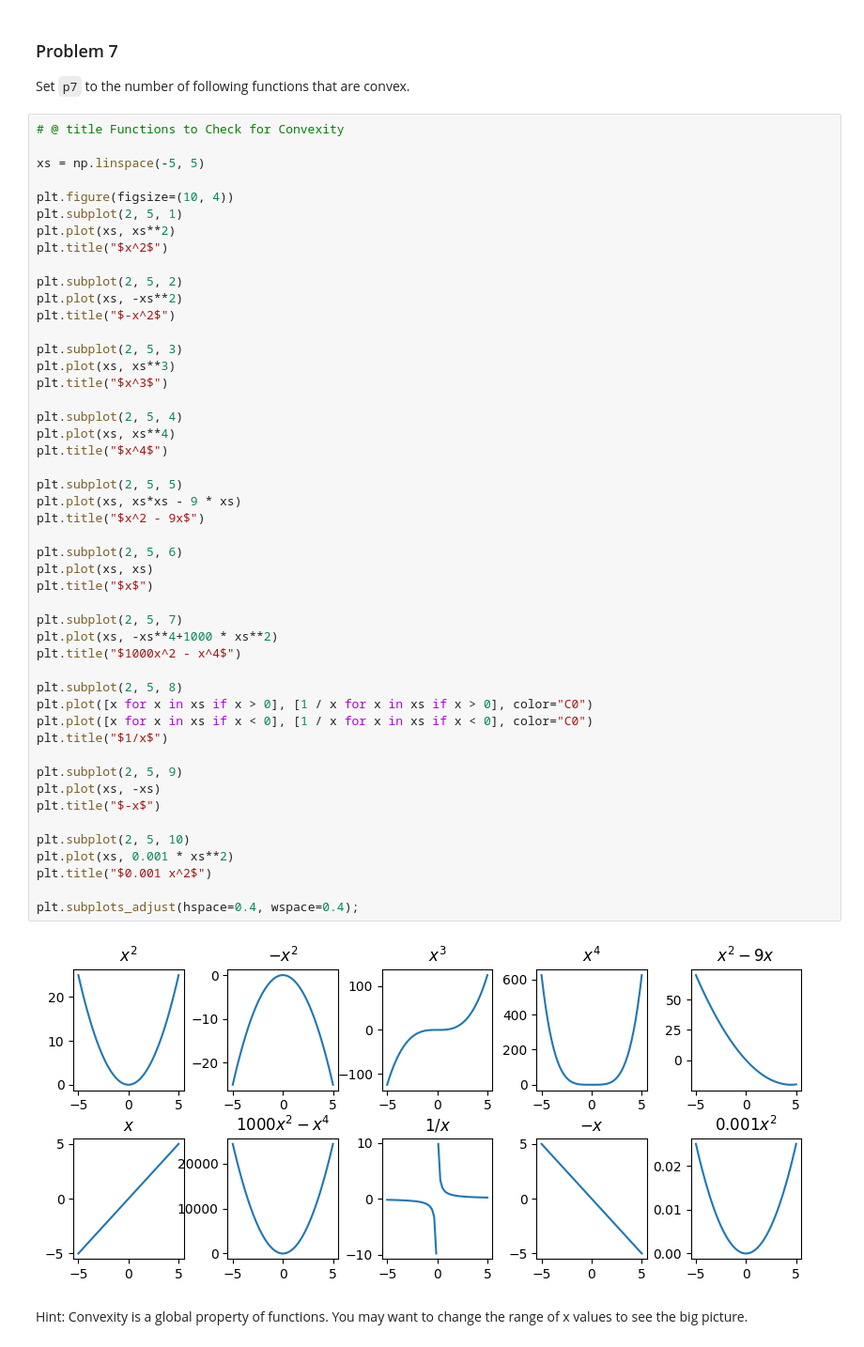
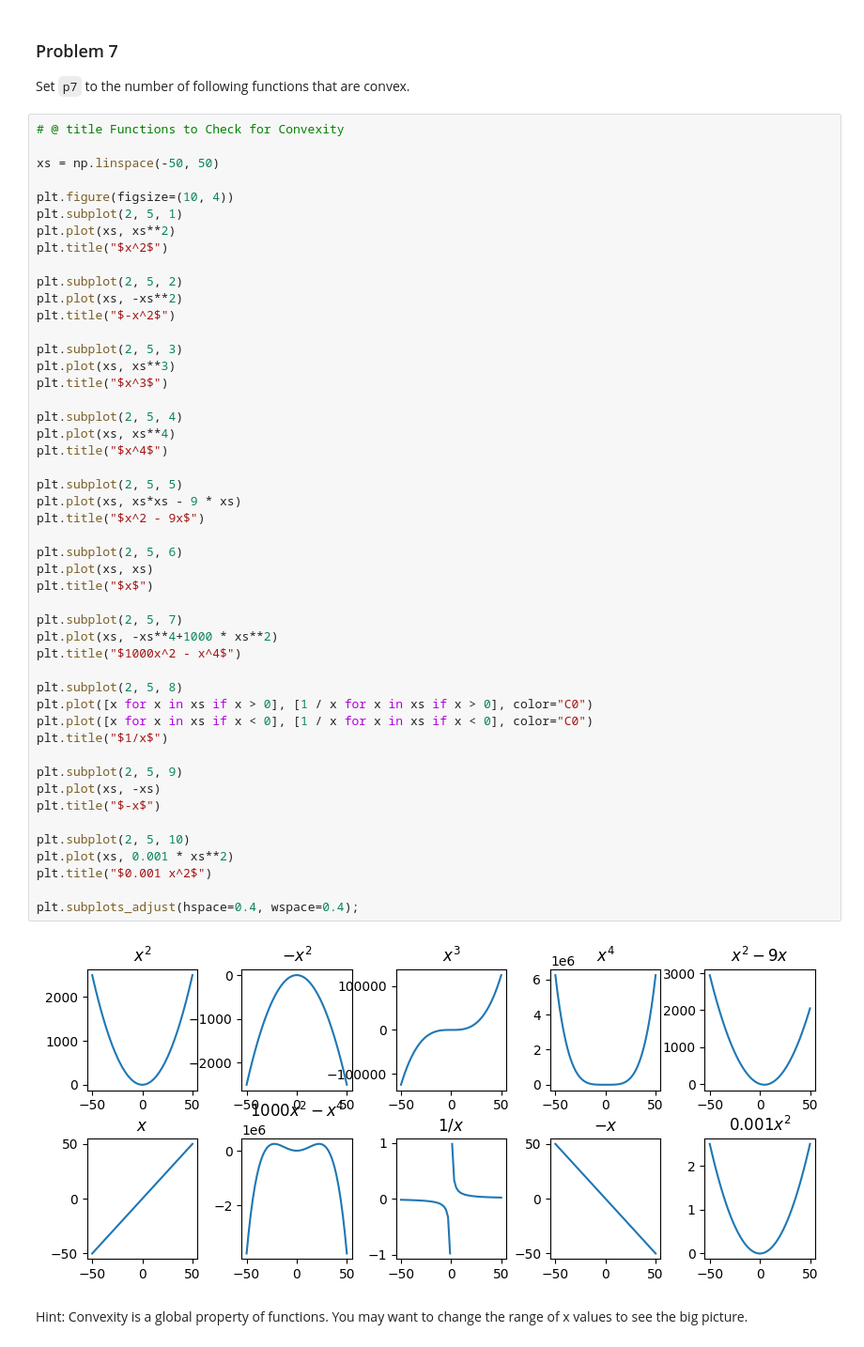
Before and after one commit to chenmichael2/dx601-homework-04, a Jupyter notebook: homework.ipynb, the cells around one changed output. Shown at 94% size. Saved outputs shown, nothing was run; the diff lists cells and outputs as text.

```diff
--- a/homework.ipynb
+++ b/homework.ipynb
@@ -178,7 +178,7 @@ Set `p7` to the number of following functions that are convex.
 # %%
 # @ title Functions to Check for Convexity
 
-xs = np.linspace(-5, 5)
+xs = np.linspace(-50, 50)
 
 plt.figure(figsize=(10, 4))
 plt.subplot(2, 5, 1)
@@ -197,34 +197,34 @@ plt.subplot(2, 5, 4)
 plt.plot(xs, xs**4)
 plt.title("$x^4$")
 
 plt.subplot(2, 5, 5)
 plt.plot(xs, xs*xs - 9 * xs)
 plt.title("$x^2 - 9x$")
 
 plt.subplot(2, 5, 6)
 plt.plot(xs, xs)
 plt.title("$x$")
 
 plt.subplot(2, 5, 7)
 plt.plot(xs, -xs**4+1000 * xs**2)
 plt.title("$1000x^2 - x^4$")
 
 plt.subplot(2, 5, 8)
 plt.plot([x for x in xs if x > 0], [1 / x for x in xs if x > 0], color="C0")
 plt.plot([x for x in xs if x < 0], [1 / x for x in xs if x < 0], color="C0")
 plt.title("$1/x$")
 
 plt.subplot(2, 5, 9)
 plt.plot(xs, -xs)
 plt.title("$-x$")
 
 plt.subplot(2, 5, 10)
 plt.plot(xs, 0.001 * xs**2)
 plt.title("$0.001 x^2$")
 
 plt.subplots_adjust(hspace=0.4, wspace=0.4);
 # %% [output]
-[figure, old version]
+[figure, new version]
 # %% [markdown]
 Hint: Convexity is a global property of functions.
 You may want to change the range of x values to see the big picture.
```
Also changed, not shown: parts of 17 cells of this notebook.
